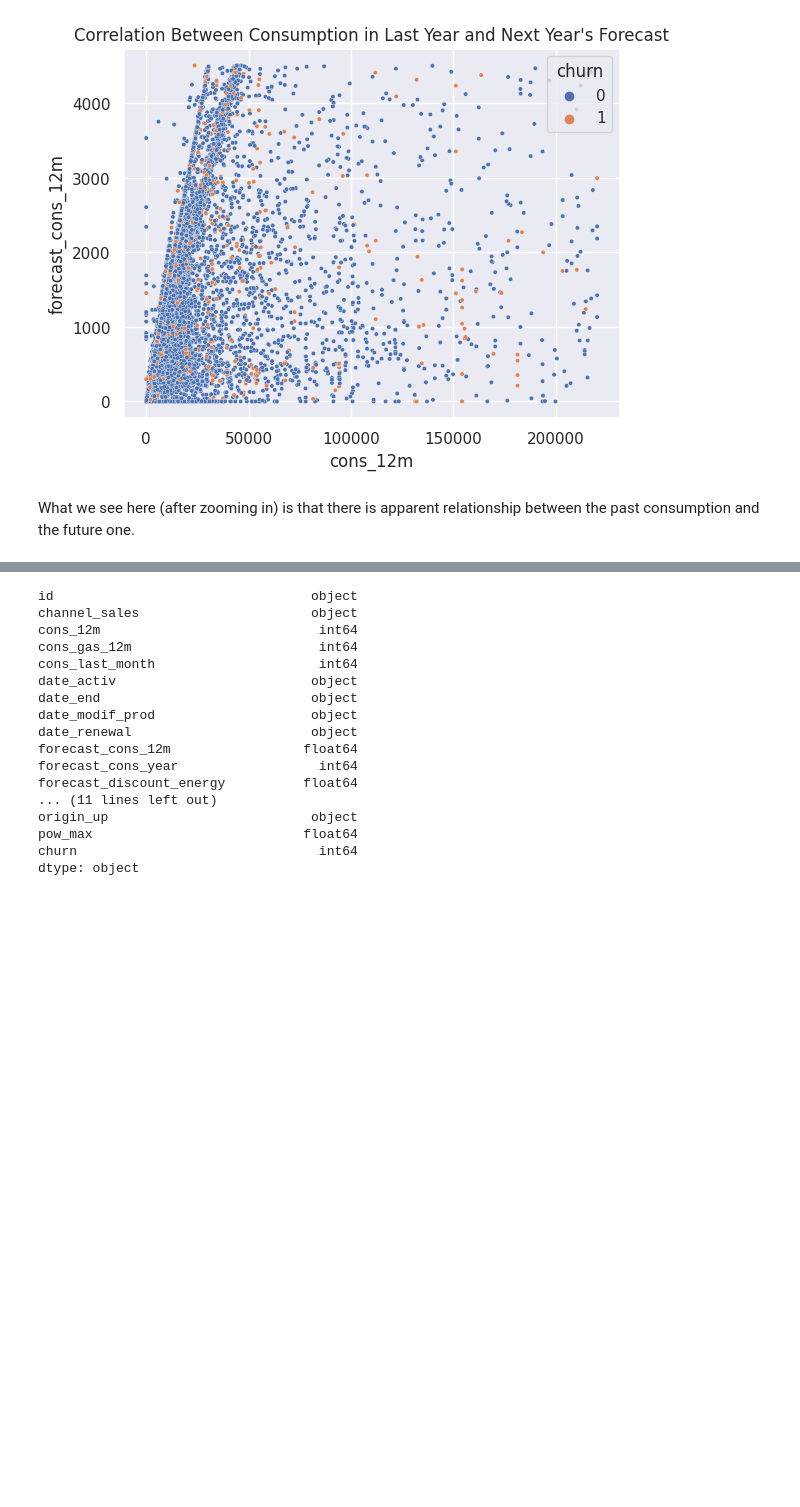
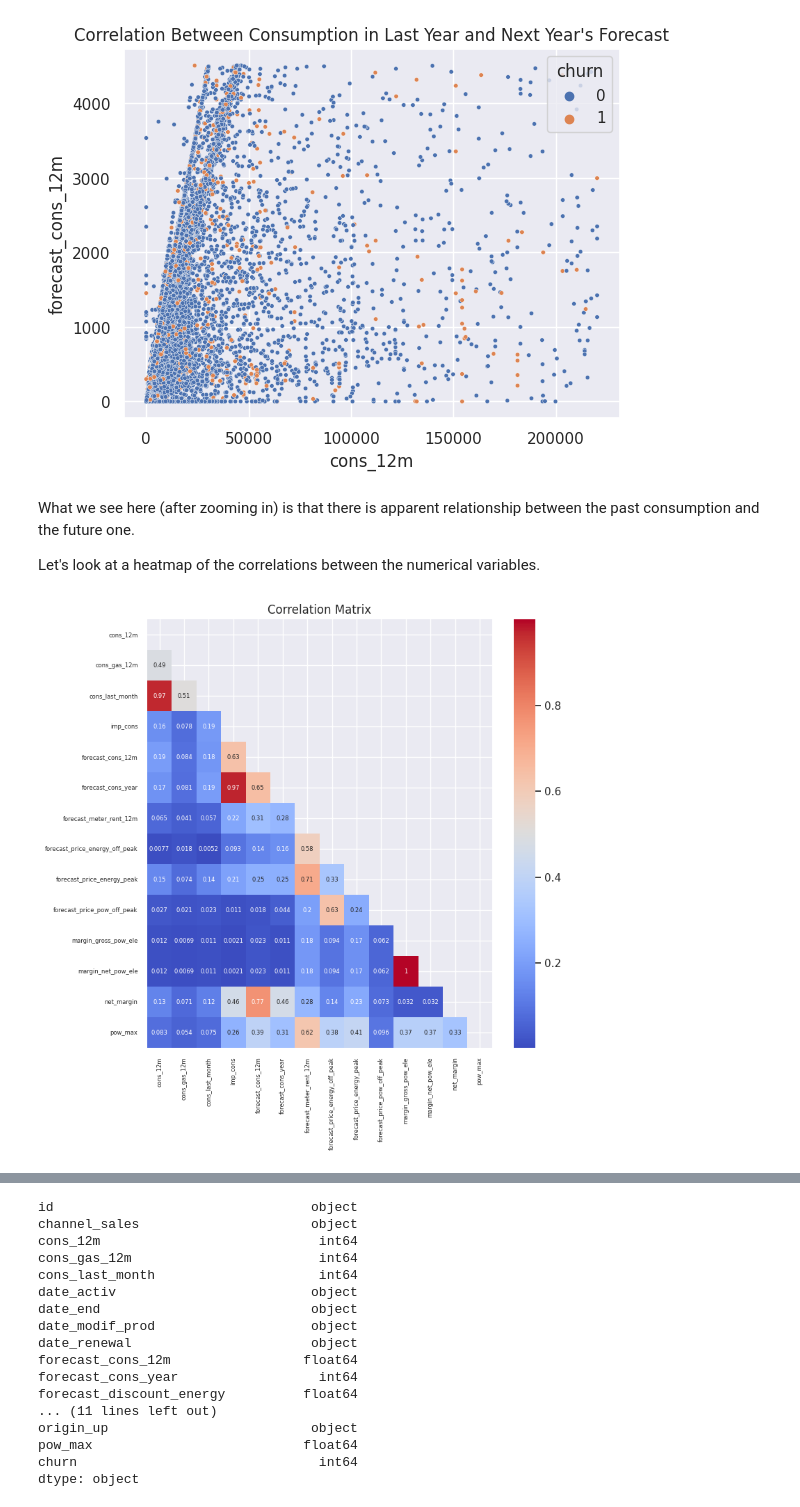
Before and after one commit to mnijadi/energy-company-customer-churn, a Jupyter notebook: notebooks/eda.ipynb, the cells around one changed output, grey strips where cells are left out. Saved outputs shown, nothing was run; the diff lists cells and outputs as text; code cells hidden in the pictures; blank space fills up the shorter version.

Commit message:
Examine correlations

```diff
--- a/notebooks/eda.ipynb
+++ b/notebooks/eda.ipynb
@@ -547,3 +549,25 @@ plt.show()
 [figure]
 # %% [markdown]
 What we see here (after zooming in) is that there is apparent relationship between the past consumption and the future one.
+
+Let's look at a heatmap of the correlations between the numerical variables.
+# %%
+numerical_columns = consumption_columns + \
+    forecasted_consumption_columns + \
+    forecasted_price_columns + \
+    margin_columns + \
+    ['pow_max']
+
+corr_matrix = np.abs(client_df[numerical_columns].corr())
+
+mask = np.triu(np.ones_like(corr_matrix, dtype=bool))
+
+plt.figure(figsize=(8, 8))
+heatmap = sns.heatmap(corr_matrix, annot=True, cmap='coolwarm', mask=mask, annot_kws={"fontsize":6})
+heatmap.set_xticklabels(heatmap.get_xticklabels(), fontsize=6)
+heatmap.set_yticklabels(heatmap.get_yticklabels(), fontsize=6)
+plt.title('Correlation Matrix')
+plt.savefig('../figures/correlation_matrix.png')
+plt.show()
+# %% [output]
+[figure, added]
```
Also changed, not shown: parts of 6 cells of this notebook, 2 other files.
